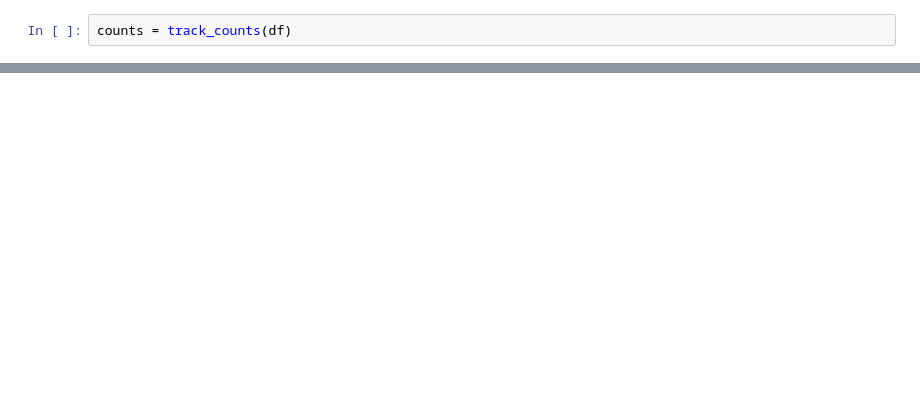
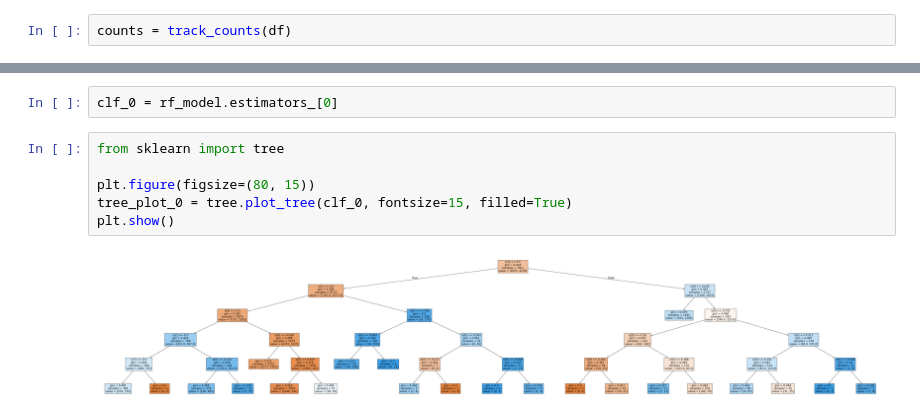
Before and after one commit to madisonweidner/Music-Data-Project, a Jupyter notebook: main.ipynb, the cells around one changed output, grey strips where cells are left out. Cells and saved outputs as stored; diff of their text form; blank space fills up the shorter version.

```diff
--- a/main.ipynb
+++ b/main.ipynb
@@ -253,0 +248,10 @@ What drives your skips?
+# %%
+clf_0 = rf_model.estimators_[0]
+# %%
+from sklearn import tree
+
+plt.figure(figsize=(80, 15))
+tree_plot_0 = tree.plot_tree(clf_0, fontsize=15, filled=True)
+plt.show()
+# %% [output]
+[figure, added]
```
Also changed, not shown: parts of 14 cells of this notebook.
